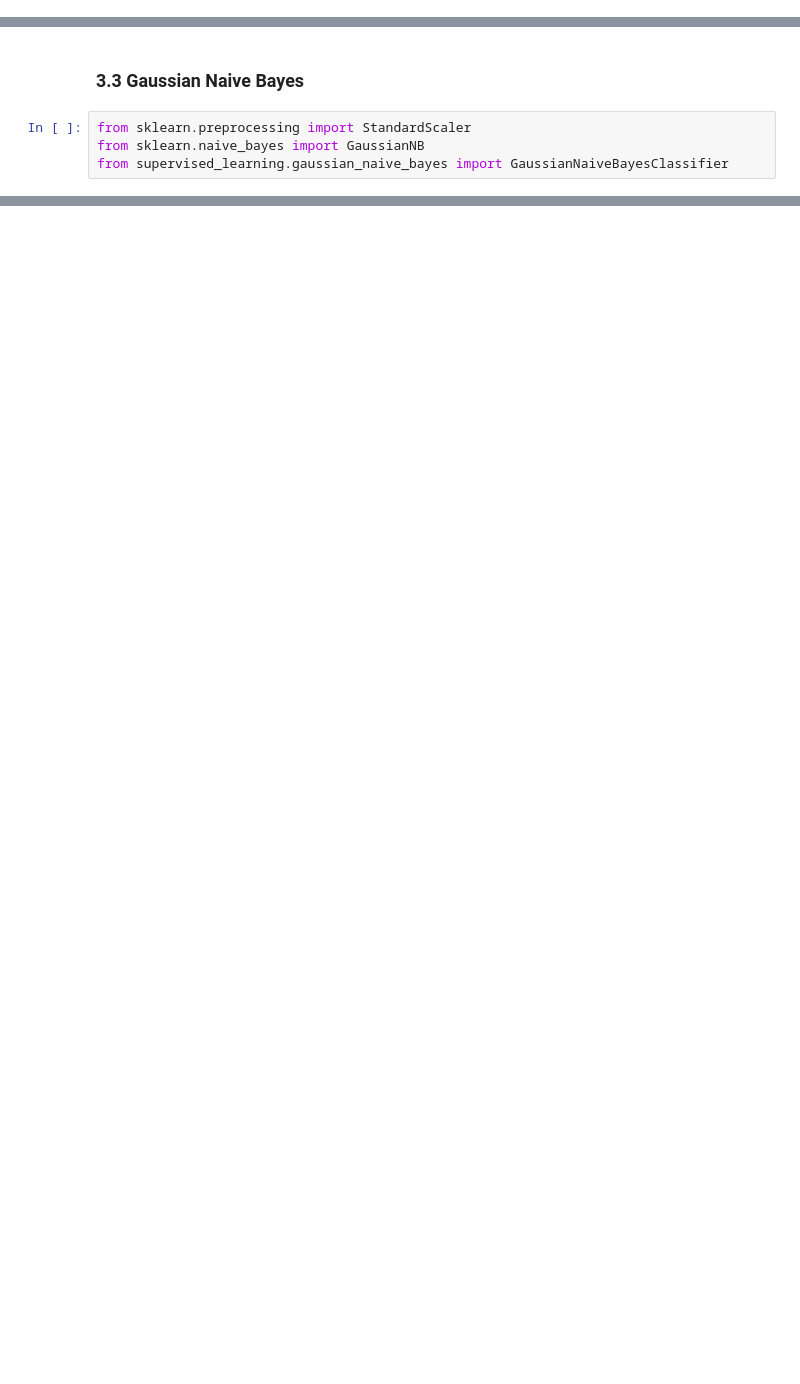
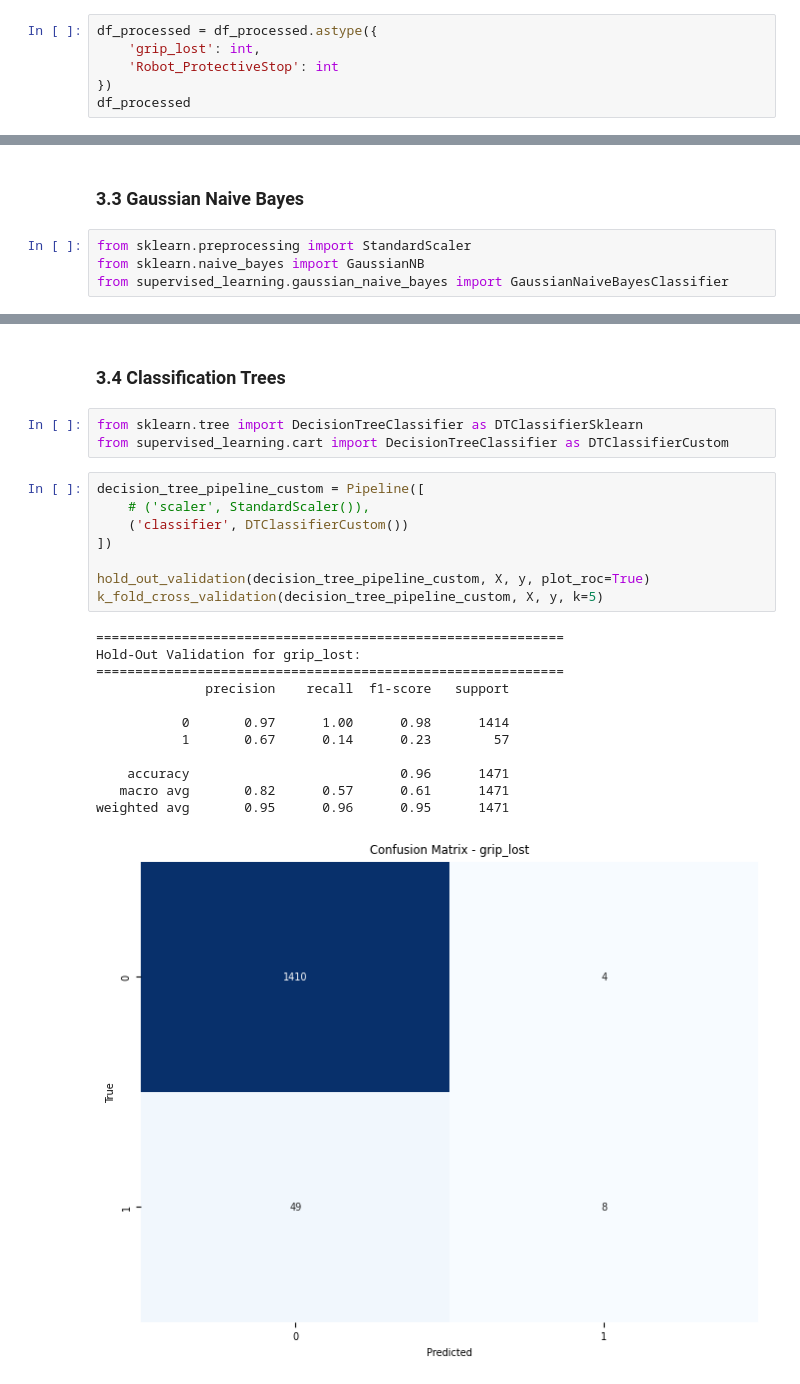
Before and after one commit to karolyangqian/seleksi-lab-ai-2025, a Jupyter notebook: src/doe.ipynb, the cells around one changed output, grey strips where cells are left out. Drawn from its saved outputs; the diff is of its cells as text; blank space fills up the shorter version.

Commit message:
feat: CART unrefined

```diff
--- a/src/doe.ipynb
+++ b/src/doe.ipynb
@@ -349,3 +331,9 @@ df_processed
 | 7407 | 7408 | 2022-10-26 15:36:05.572000+00:00 | -0.129370 | 37.1875 | -2.269061 | 40.3125 | -1.091610 | ... |
 | 7408 | 7409 | 2022-10-26 15:36:06.580000+00:00 | -0.134429 | 37.1250 | -2.244449 | 40.3125 | -1.098950 | ... |
 7355 rows × 24 columns
+# %%
+df_processed = df_processed.astype({
+    'grip_lost': int,
+    'Robot_ProtectiveStop': int
+})
+df_processed
@@ -726,3 +728,29 @@ Average test_recall: 0.89
 
 test_f1: [0.17453505 0.12876712 0.15691869 0.1194487  0.12587413]
 Average test_f1: 0.14
+# %% [markdown]
+### 3.4 Classification Trees
+# %%
+from sklearn.tree import DecisionTreeClassifier as DTClassifierSklearn
+from supervised_learning.cart import DecisionTreeClassifier as DTClassifierCustom
+# %%
+decision_tree_pipeline_custom = Pipeline([
+    # ('scaler', StandardScaler()),
+    ('classifier', DTClassifierCustom())
+])
+
+hold_out_validation(decision_tree_pipeline_custom, X, y, plot_roc=True)
+k_fold_cross_validation(decision_tree_pipeline_custom, X, y, k=5)
+# %% [output]
+============================================================
+Hold-Out Validation for grip_lost:
+============================================================
+              precision    recall  f1-score   support
+
+           0       0.97      1.00      0.98      1414
+           1       0.67      0.14      0.23        57
+
+    accuracy                           0.96      1471
+   macro avg       0.82      0.57      0.61      1471
+weighted avg       0.95      0.96      0.95      1471
+[figure, added]
```
Also changed, not shown: parts of 9 cells of this notebook, 1 other file.
